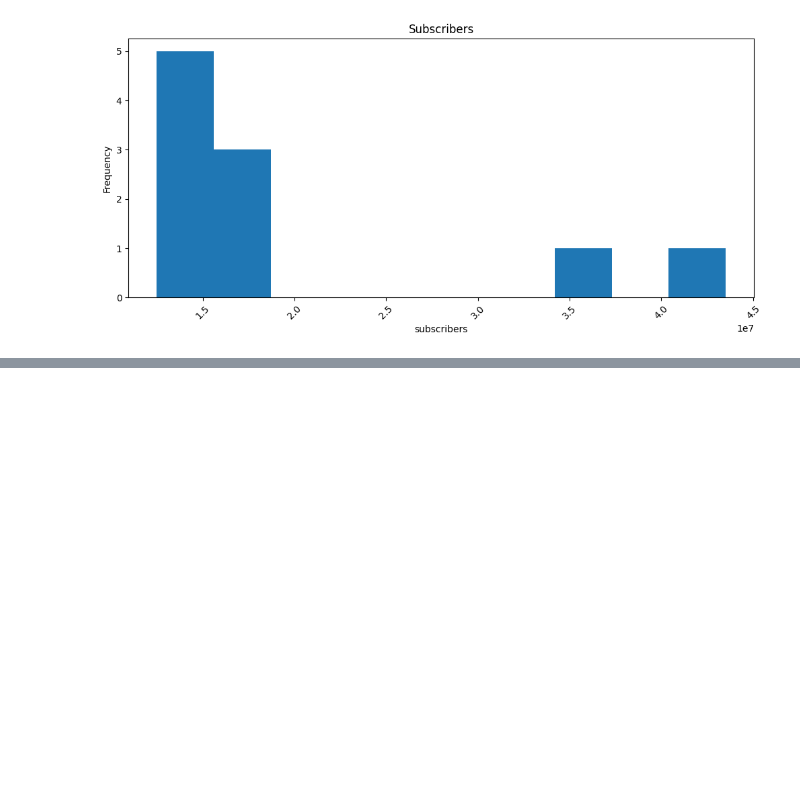
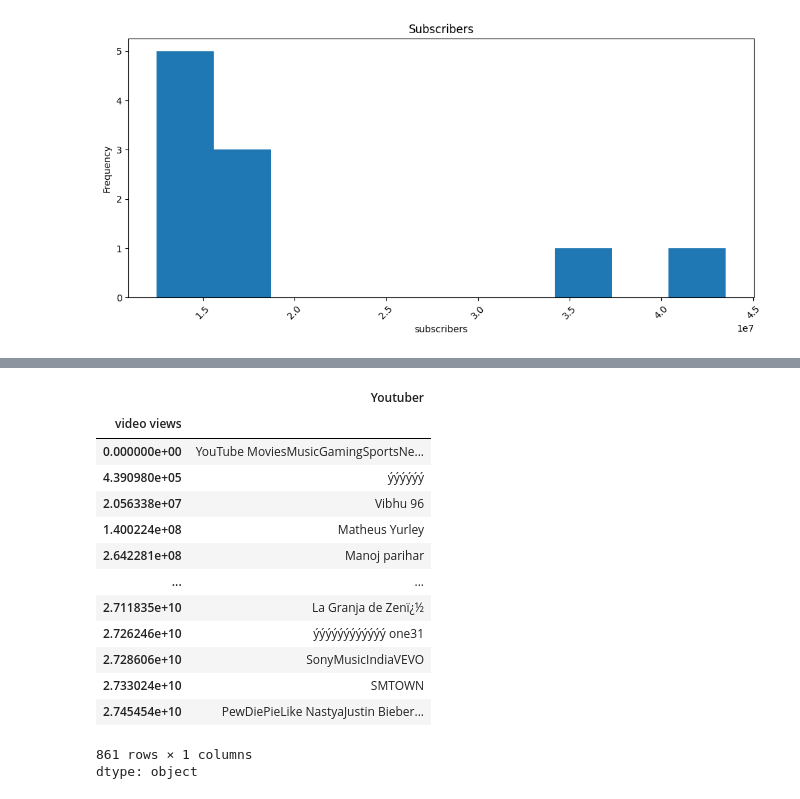
Before and after one commit to Swetap05/spotify_data-Analysis, a Jupyter notebook: Youtube.ipynb, the cells around one changed output, grey strips where cells are left out. Drawn from its saved outputs; the diff is of its cells as text; code cells hidden in the pictures; blank space fills up the shorter version.

```diff
--- a/Youtube.ipynb
+++ b/Youtube.ipynb
@@ -632,0 +649,18 @@ plt.show()
+# %%
+df.groupby('video views')['Youtuber'].sum()
+# %% [output]
+|  | Youtuber |
+| video views |  |
+| 0.000000e+00 | YouTube MoviesMusicGamingSportsNe... |
+| 4.390980e+05 | ýýýýýý |
+| 2.056338e+07 | Vibhu 96 |
+| 1.400224e+08 | Matheus Yurley |
+| 2.642281e+08 | Manoj parihar |
+| ... | ... |
+| 2.711835e+10 | La Granja de Zenï¿½ |
+| 2.726246e+10 | ýýýýýýýýýýýý one31 |
+| 2.728606e+10 | SonyMusicIndiaVEVO |
+| 2.733024e+10 | SMTOWN |
+| 2.745454e+10 | PewDiePieLike NastyaJustin Bieber... |
+861 rows × 1 columns
+dtype: object
```
Also changed, not shown: parts of 5 cells of this notebook.
